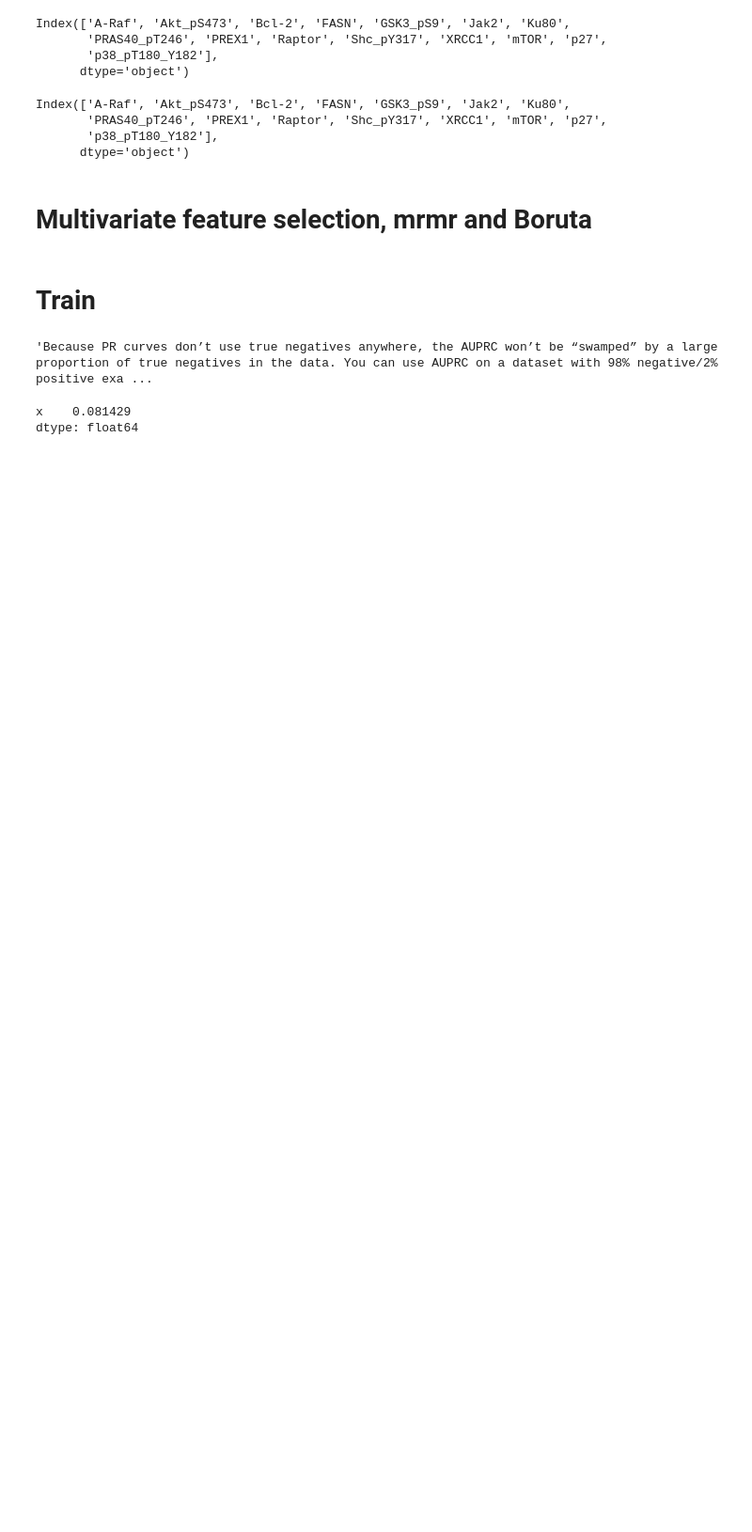
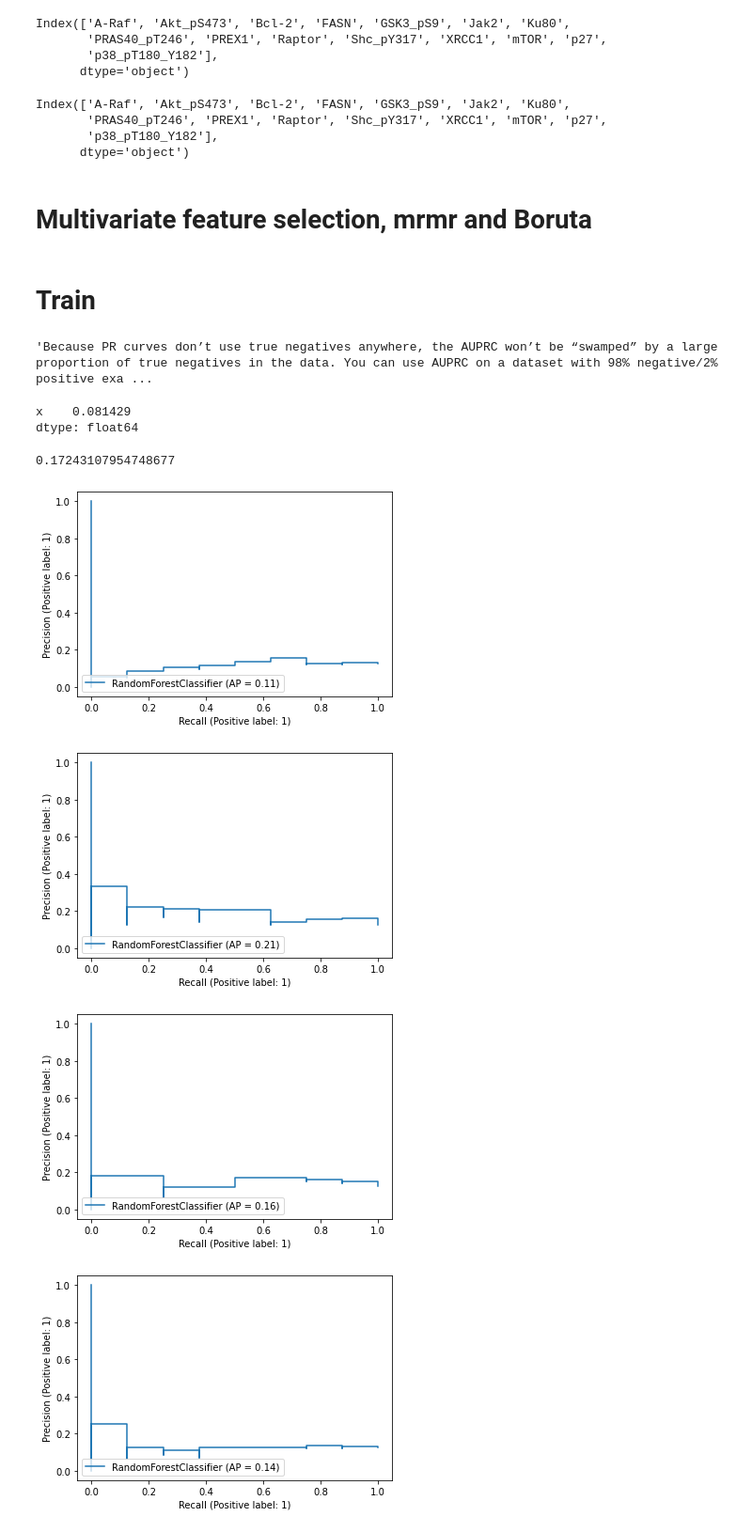
Before and after one commit to aleberans/Analisi-dati-multi-omici-per-la-predizione-della-prognosi-di-pazienti-oncologici, a Jupyter notebook: Codice.ipynb, the cells around one changed output. Shown at 94% size. Cells and saved outputs as stored; diff of their text form; code cells hidden in the pictures; blank space fills up the shorter version.

```diff
--- a/Codice.ipynb
+++ b/Codice.ipynb
@@ -310,18 +311,22 @@ def train_model(dataset, label, num_extenal_fold, type_feature_selection, min_pV
         # Get the predicited probability of testing data
         y_score = classifier.predict_proba(X_test_selected_feature)[:, 1]
 
-        # Data to plot precision - recall curve
+        #calculate precision and recall
         precision, recall, thresholds = precision_recall_curve(y_test_fold, y_score)
+
+        plot_precision_recall_curve(classifier, X_test_selected_feature, y_test_fold)
+
         # Use AUC function to calculate the area under the curve of precision recall curve
         auc_precision_recall = auc(recall, precision)
 
-        #print(auc_precision_recall)
-
-        #auprc = average_precision_score(y_test_fold, y_score)
-
         aucs.append(auc_precision_recall)
-        #tests.append(auprc)
 
     return np.mean(aucs)
 # %%
-#train_model(filtered_normalize_data['cnv'], label, 10, 'boruta', 0.05)
+train_model(filtered_normalize_data['proteins'], label, 10, 'kruskal', 0.05)
+# %% [output]
+0.17243107954748677
+[figure, added]
+[figure, added]
+[figure, added]
+[figure, added]
```
Also changed, not shown: parts of 10 cells of this notebook, 3 other files.
